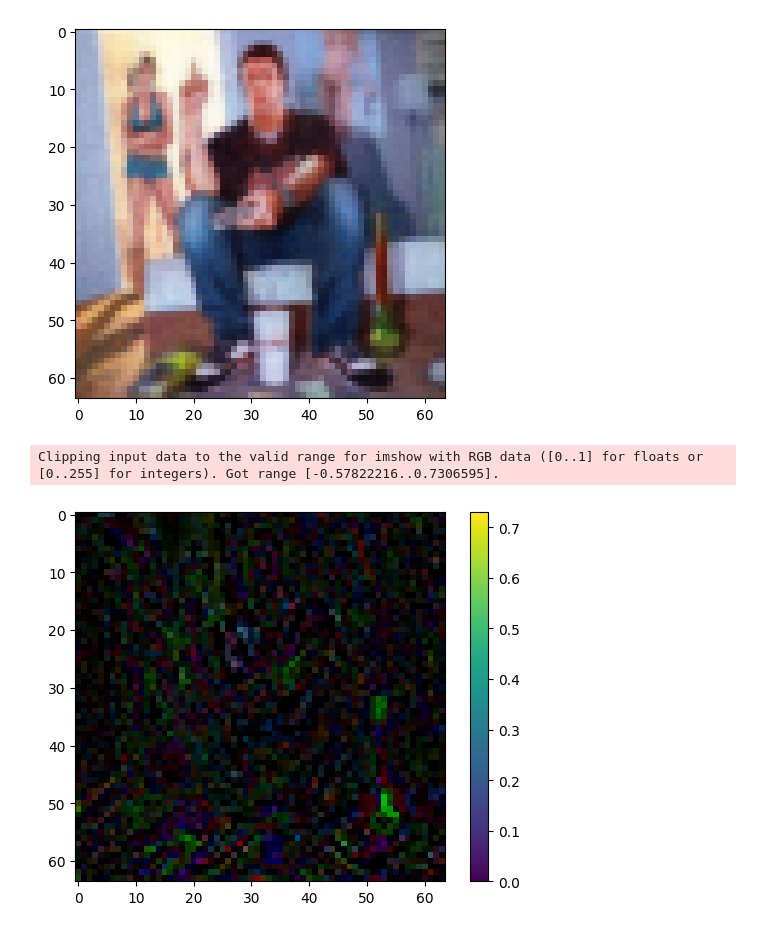
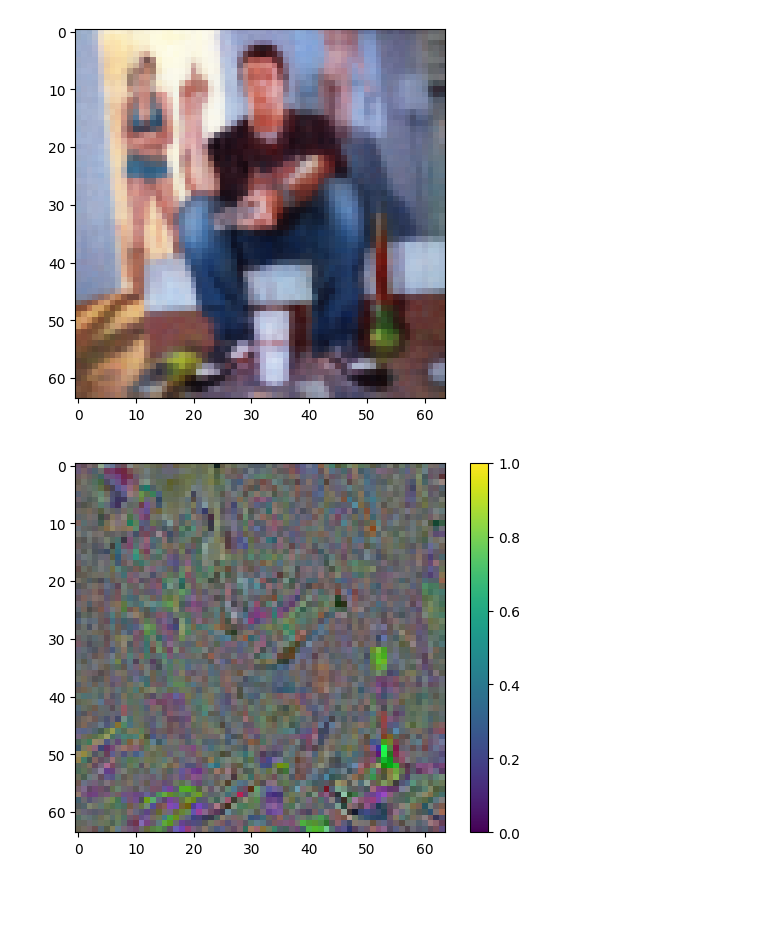
Before and after one commit to Sywth/nerf2d, a Jupyter notebook: nerf2d.ipynb, the cells around one changed output. Saved outputs shown, nothing was run; the diff lists cells and outputs as text; code cells hidden in the pictures; blank space fills up the shorter version.

Commit message:
fixed unormalized scale for last graph

```diff
--- a/nerf2d.ipynb
+++ b/nerf2d.ipynb
@@ -190,9 +190,11 @@ plt.imshow(y_hat)
 [figure]
 # %%
 # show difference
-plt.imshow((in_img - y_hat)*5)
+diff = in_img - y_hat
+# scale to 0-1
+diff = (diff - diff.min()) / (diff.max() - diff.min())
+plt.imshow(diff)
 plt.colorbar()
 plt.show()
 # %% [output]
-Clipping input data to the valid range for imshow with RGB data ([0..1] for floats or [0..255] for integers). Got range [-0.57822216..0.7306595].
-[figure, old version]
+[figure, new version]
```
Also changed, not shown: parts of 4 cells of this notebook.
